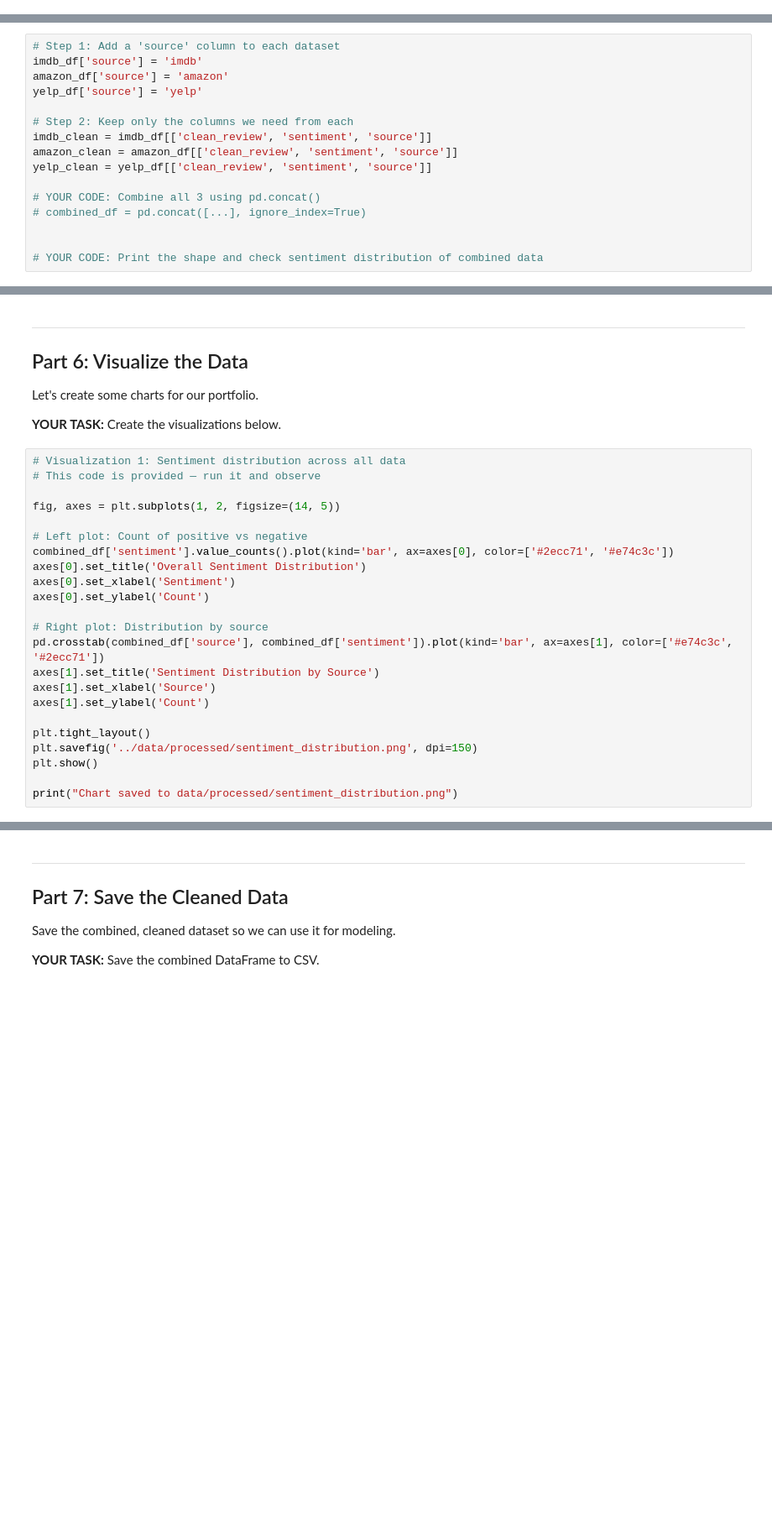
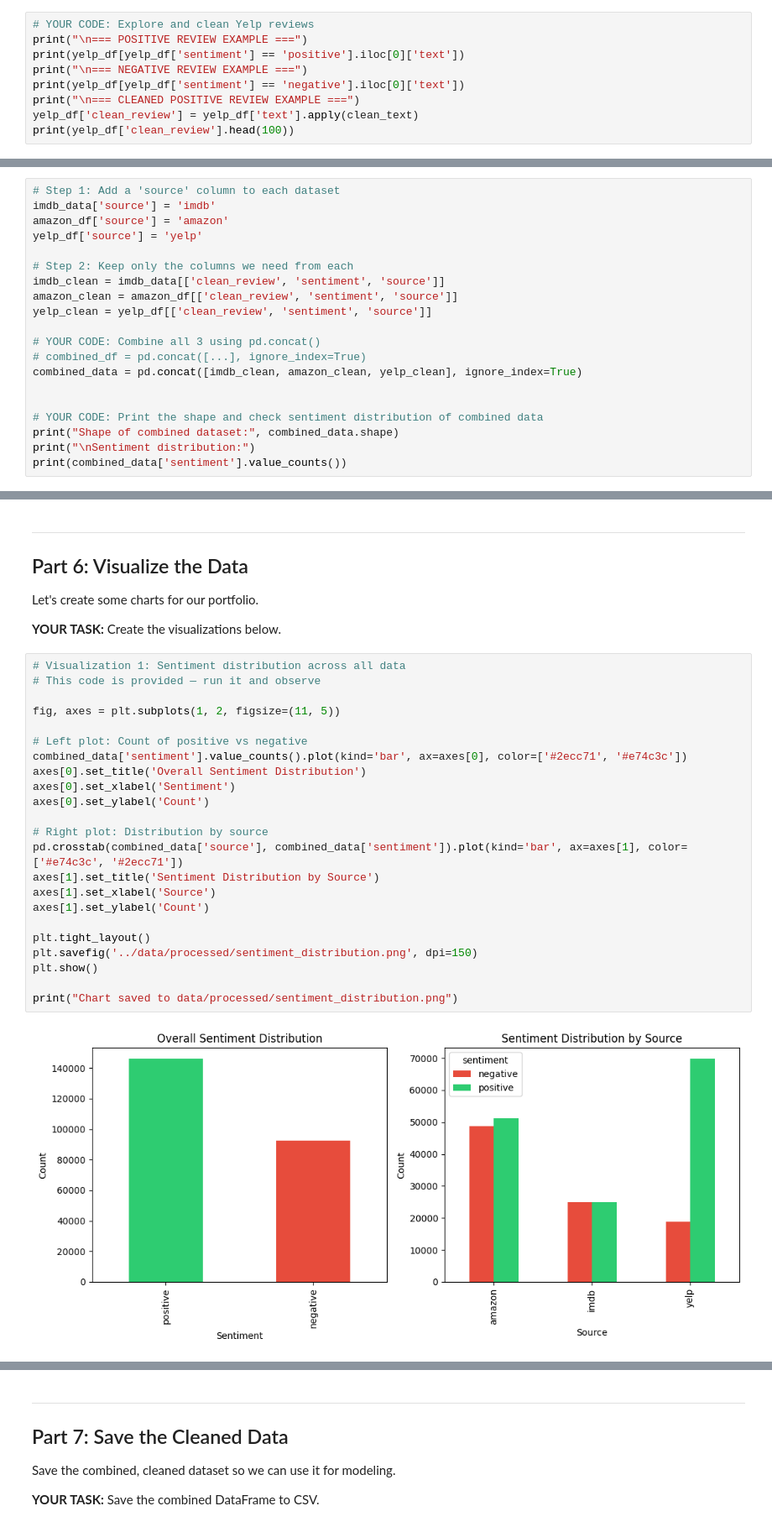
Before and after one commit to ogaga-ai/sentiment-analysis-project, a Jupyter notebook: notebooks/02_data_cleaning.ipynb, the cells around one changed output, grey strips where cells are left out. Shown at 84% size. Saved outputs shown, nothing was run; the diff lists cells and outputs as text; blank space fills up the shorter version.

```diff
--- a/notebooks/02_data_cleaning.ipynb
+++ b/notebooks/02_data_cleaning.ipynb
@@ -412,0 +410,9 @@ Name: count, dtype: int64
+# %%
+# YOUR CODE: Explore and clean Yelp reviews
+print("\n=== POSITIVE REVIEW EXAMPLE ===")
+print(yelp_df[yelp_df['sentiment'] == 'positive'].iloc[0]['text'])
+print("\n=== NEGATIVE REVIEW EXAMPLE ===")
+print(yelp_df[yelp_df['sentiment'] == 'negative'].iloc[0]['text'])
+print("\n=== CLEANED POSITIVE REVIEW EXAMPLE ===")
+yelp_df['clean_review'] = yelp_df['text'].apply(clean_text)
+print(yelp_df['clean_review'].head(100))
@@ -426,18 +450,22 @@ This stacks DataFrames on top of each other (like copying rows from 3 spreadshee
 3. Combine into one DataFrame
 # %%
 # Step 1: Add a 'source' column to each dataset
-imdb_df['source'] = 'imdb'
+imdb_data['source'] = 'imdb'
 amazon_df['source'] = 'amazon'
 yelp_df['source'] = 'yelp'
 
 # Step 2: Keep only the columns we need from each
-imdb_clean = imdb_df[['clean_review', 'sentiment', 'source']]
+imdb_clean = imdb_data[['clean_review', 'sentiment', 'source']]
 amazon_clean = amazon_df[['clean_review', 'sentiment', 'source']]
 yelp_clean = yelp_df[['clean_review', 'sentiment', 'source']]
 
 # YOUR CODE: Combine all 3 using pd.concat()
 # combined_df = pd.concat([...], ignore_index=True)
+combined_data = pd.concat([imdb_clean, amazon_clean, yelp_clean], ignore_index=True)
 
 
 # YOUR CODE: Print the shape and check sentiment distribution of combined data
+print("Shape of combined dataset:", combined_data.shape)
+print("\nSentiment distribution:")
+print(combined_data['sentiment'].value_counts())
 # %% [output]
@@ -455,23 +496,25 @@ Let's create some charts for our portfolio.
 # %%
 # Visualization 1: Sentiment distribution across all data
 # This code is provided — run it and observe
 
-fig, axes = plt.subplots(1, 2, figsize=(14, 5))
+fig, axes = plt.subplots(1, 2, figsize=(11, 5))
 
 # Left plot: Count of positive vs negative
-combined_df['sentiment'].value_counts().plot(kind='bar', ax=axes[0], color=['#2ecc71', '#e74c3c'])
+combined_data['sentiment'].value_counts().plot(kind='bar', ax=axes[0], color=['#2ecc71', '#e74c3c'])
 axes[0].set_title('Overall Sentiment Distribution')
 axes[0].set_xlabel('Sentiment')
 axes[0].set_ylabel('Count')
 
 # Right plot: Distribution by source
-pd.crosstab(combined_df['source'], combined_df['sentiment']).plot(kind='bar', ax=axes[1], color=['#e74c3c', '#2ecc71'])
+pd.crosstab(combined_data['source'], combined_data['sentiment']).plot(kind='bar', ax=axes[1], color=['#e74c3c', '#2ecc71'])
 axes[1].set_title('Sentiment Distribution by Source')
 axes[1].set_xlabel('Source')
 axes[1].set_ylabel('Count')
 
 plt.tight_layout()
 plt.savefig('../data/processed/sentiment_distribution.png', dpi=150)
 plt.show()
 
 print("Chart saved to data/processed/sentiment_distribution.png")
+# %% [output]
+[figure, added]
```
Also changed, not shown: parts of 7 cells of this notebook, 3 other files.
